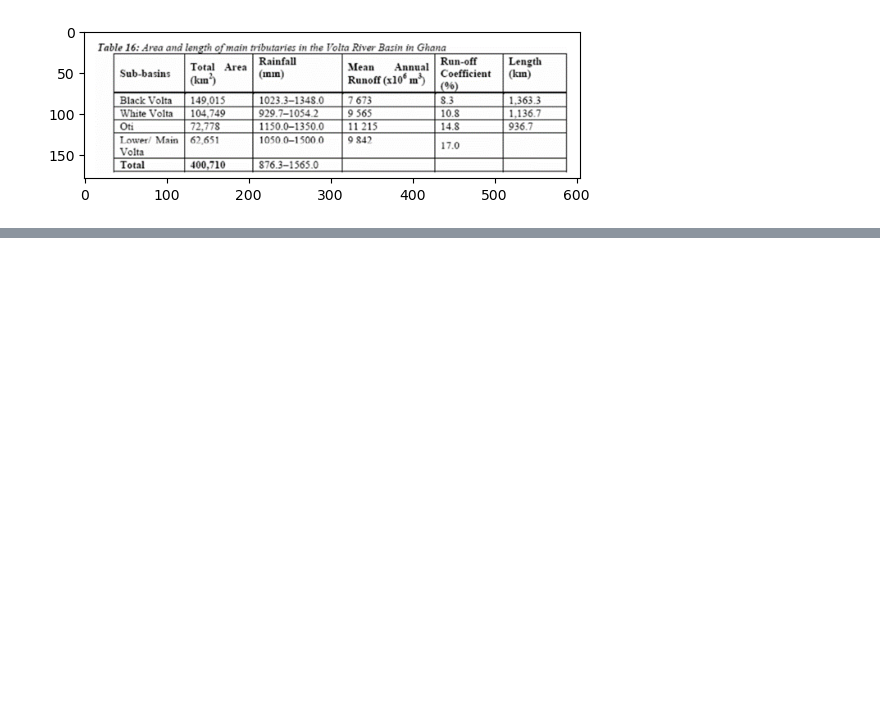
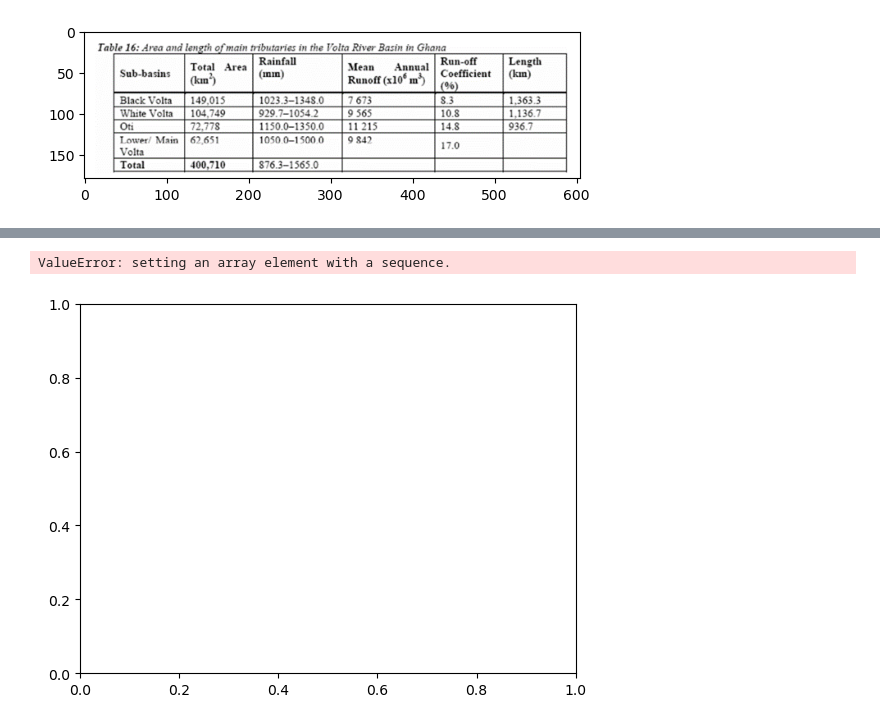
Before and after one commit to Daafip/Volta-burkina-faso, a Jupyter notebook: data/rainfall data volta/Data_hydrologu_BF.ipynb, the cells around one changed output, grey strips where cells are left out. Saved outputs shown, nothing was run; the diff lists cells and outputs as text; code cells hidden in the pictures; blank space fills up the shorter version.

```diff
--- a/data/rainfall data volta/Data_hydrologu_BF.ipynb
+++ b/data/rainfall data volta/Data_hydrologu_BF.ipynb
@@ -189,0 +286,26 @@ plt.show()
+# %%
+#dry spells
+DrySpells_BV_sor = DrySpells_BV.sort_values(by='DS',ascending=False)
+DrySpells_M_sor = DrySpells_M.sort_values(by='DS',ascending=False)
+DrySpells_N_sor= DrySpells_BV.sort_values(by='DS',ascending=False)
+DrySpells_P_sor = DrySpells_M.sort_values(by='DS',ascending=False)
+
+# DS_list = [DrySpells_BV_sor, DrySpells_M_sor, DrySpells_N_sor, DrySpells_P_sor]
+# %%
+# d = []
+# n_occ = []
+# for i in range(4):
+#     values = DS_list[i].value_counts().sort_index()
+#     #spell duration
+#     d.append(np.array(values.index))
+#     #number of occurence (durations)
+#     n_occ.append(np.array(values))
+
+values = DrySpells_BV_sor.value_counts().sort_index()
+#spell duration
+d = values.index.to_numpy()
+#number of occurence (durations)
+n_occ = np.array(values)
+
+df_count = pd.DataFrame(columns=["Duartion","Occurance"], data=list(zip(d,n_occ)))
+df_count
@@ -189,0 +326,20 @@ plt.show()
+# %%
+#probability of exceedance
+n_ex = np.zeros(len(d))
+for i in range(len(d)):
+    n_ex[i]= sum(n_occ) - n_occ.cumsum()[i]
+
+y = len(Rainfall_sorted_BF.loc[:,'Black_volta'])/365
+r = n_ex/y
+
+# plot the graph
+p = 1 - np.exp(-r)
+
+
+plt.plot(d, p)
+plt.title('Probability of dry spells')
+plt.xlabel('duration(d)')
+plt.ylabel('probability');
+# %% [output]
+ValueError: setting an array element with a sequence.
+[figure, added]
```
Also changed, not shown: parts of 15 cells of this notebook.
